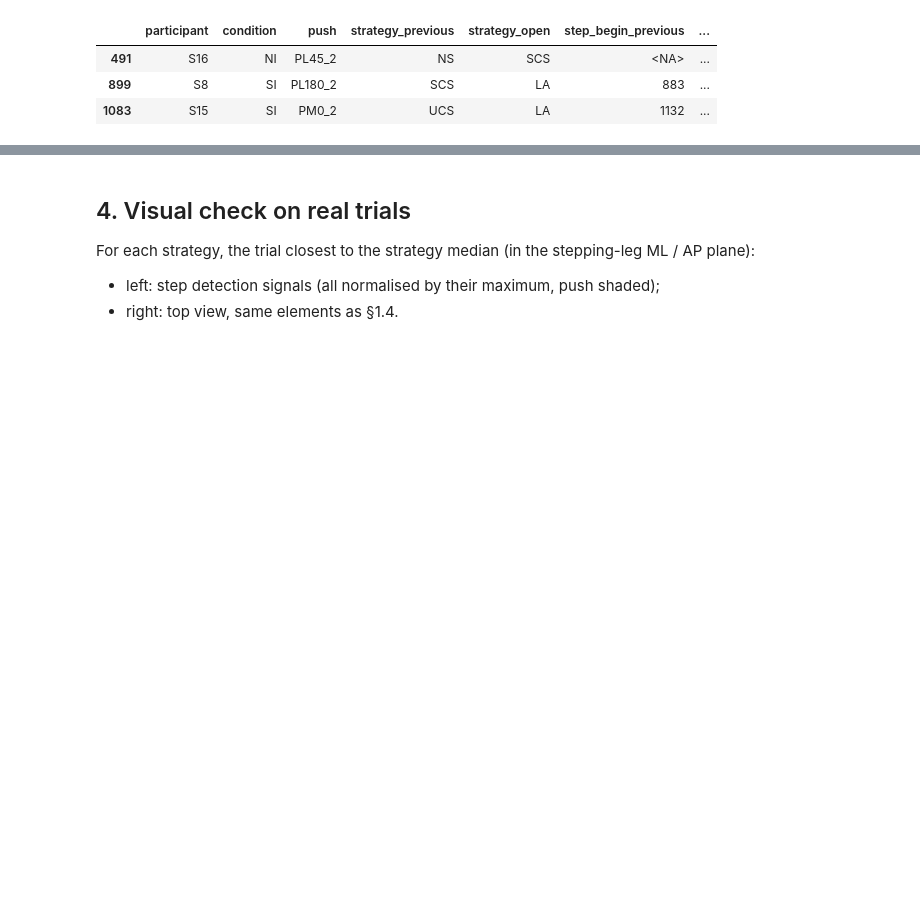
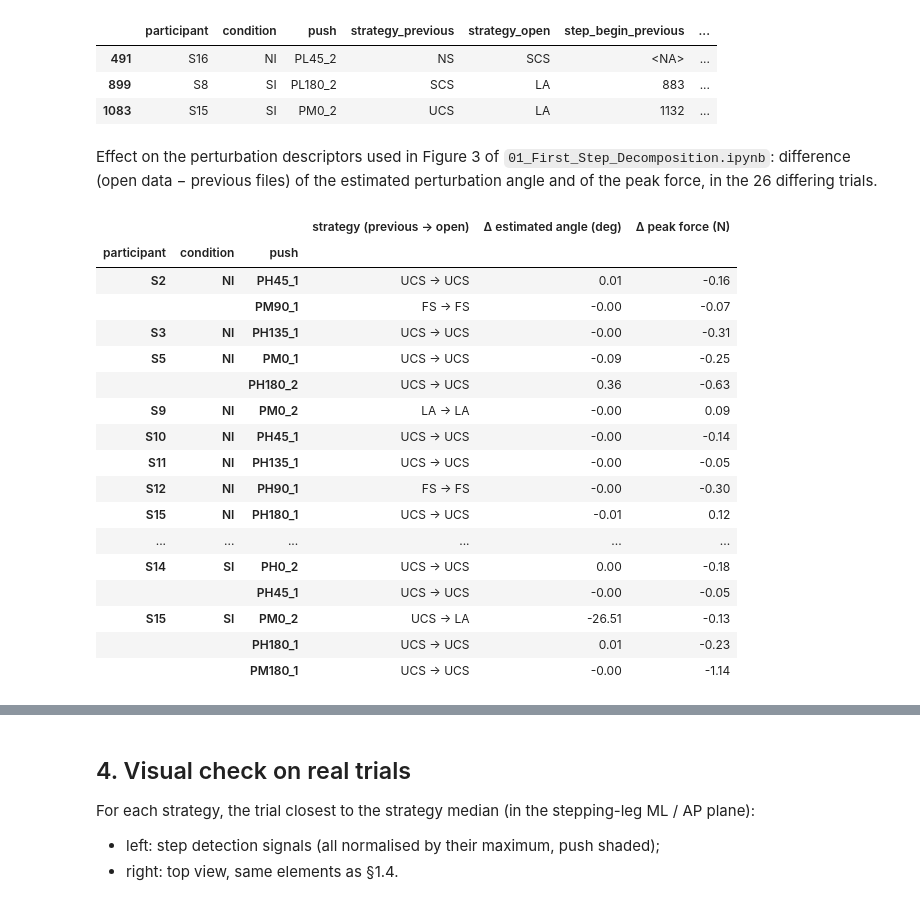
Before and after one commit to ThoChat/Step_Characteristics_Single_Individual, a Jupyter notebook: notebooks/02_Analysis_Test.ipynb, the cells around one changed output, grey strips where cells are left out. Drawn from its saved outputs; the diff is of its cells as text; code cells hidden in the pictures; blank space fills up the shorter version.

```diff
--- a/notebooks/02_Analysis_Test.ipynb
+++ b/notebooks/02_Analysis_Test.ipynb
@@ -376,6 +495,36 @@ changed[k + ["strategy_previous", "strategy_open", "step_begin_previous", "step_
 | 491 | S16 | NI | PL45_2 | NS | SCS | <NA> | ... |
 | 899 | S8 | SI | PL180_2 | SCS | LA | 883 | ... |
 | 1083 | S15 | SI | PM0_2 | UCS | LA | 1132 | ... |
+# %% [markdown]
+Effect on the perturbation descriptors used in Figure 3 of `01_First_Step_Decomposition.ipynb`: difference (open data − previous files) of the estimated perturbation angle and of the peak force, in the 26 differing trials.
+# %%
+upd = cmp.set_index(["participant", "condition", "push_folder_open"]).loc[previous_results.UPDATED_TRIALS]
+desc = pd.DataFrame({
+    "strategy (previous → open)": upd["strategy_previous"] + " → " + upd["strategy_open"],
+    "Δ estimated angle (deg)": upd["estimated_angle_deg_open"] - upd["estimated_angle_deg_previous"],
+    "Δ peak force (N)": upd["peak_force_open"] - upd["peak_force_previous"],
+})
+desc.index.names = ["participant", "condition", "push"]
+desc.round(2)
+# %% [output]
+|  |  |  | strategy (previous → open) | Δ estimated angle (deg) | Δ peak force (N) |
+| participant | condition | push |  |  |  |
+| S2 | NI | PH45_1 | UCS → UCS | 0.01 | -0.16 |
+|  |  | PM90_1 | FS → FS | -0.00 | -0.07 |
+| S3 | NI | PH135_1 | UCS → UCS | -0.00 | -0.31 |
+| S5 | NI | PM0_1 | UCS → UCS | -0.09 | -0.25 |
+|  |  | PH180_2 | UCS → UCS | 0.36 | -0.63 |
+| S9 | NI | PM0_2 | LA → LA | -0.00 | 0.09 |
+| S10 | NI | PH45_1 | UCS → UCS | -0.00 | -0.14 |
+| S11 | NI | PH135_1 | UCS → UCS | -0.00 | -0.05 |
+| S12 | NI | PH90_1 | FS → FS | -0.00 | -0.30 |
+| S15 | NI | PH180_1 | UCS → UCS | -0.01 | 0.12 |
+| ... | ... | ... | ... | ... | ... |
+| S14 | SI | PH0_2 | UCS → UCS | 0.00 | -0.18 |
+|  |  | PH45_1 | UCS → UCS | -0.00 | -0.05 |
+| S15 | SI | PM0_2 | UCS → LA | -26.51 | -0.13 |
+|  |  | PH180_1 | UCS → UCS | 0.01 | -0.23 |
+|  |  | PM180_1 | UCS → UCS | -0.00 | -1.14 |
 # %% [markdown]
 **Consequences.**
 - Only 3 trials change at the level of the first step:
```
Also changed, not shown: parts of 10 cells of this notebook, 18 other files.
